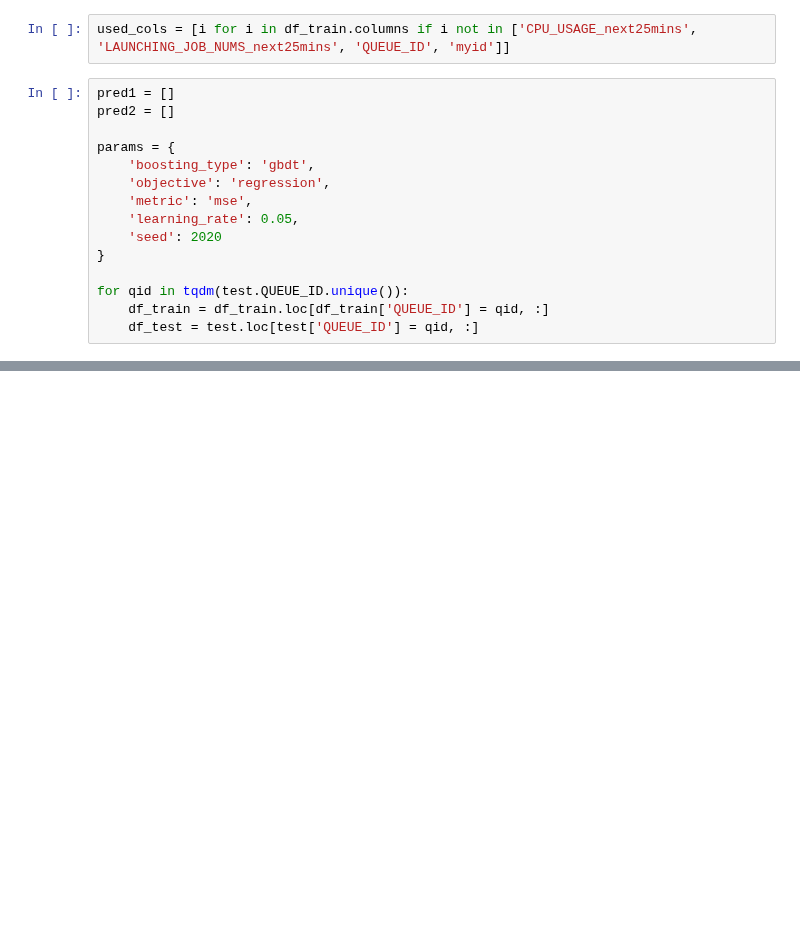
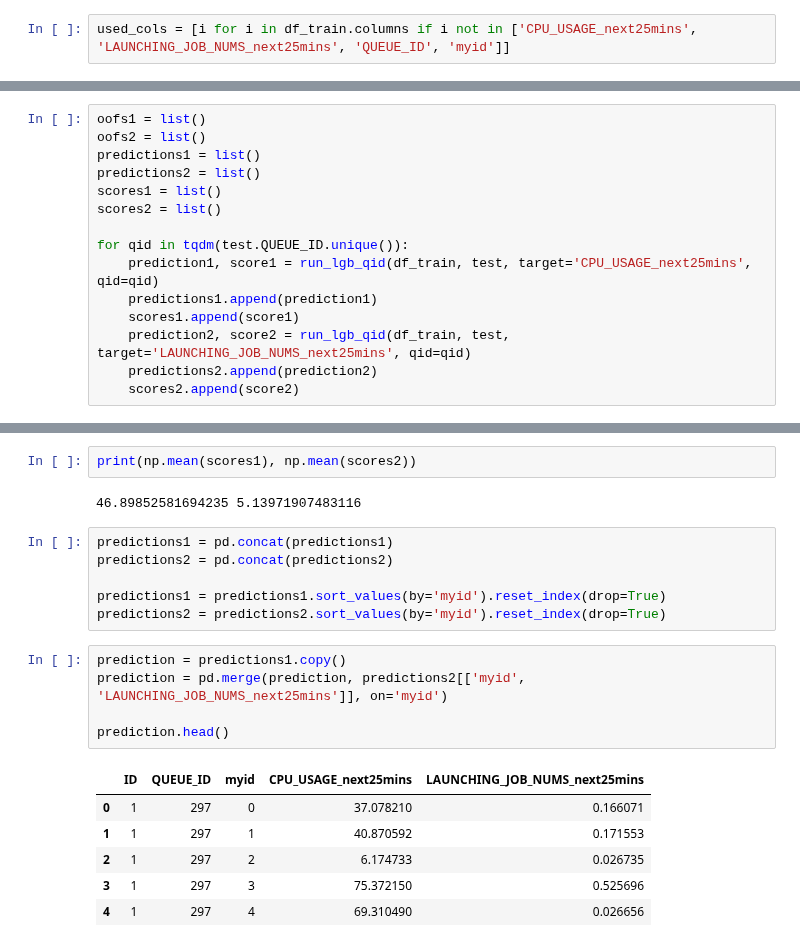
Before and after one commit to michaelzhouy/Competition, a Jupyter notebook: 04-DataFountain/00-CCF/01-大数据时代的Serverless工作负载预测/train/bs.ipynb, the cells around one changed output, grey strips where cells are left out. Drawn from its saved outputs; the diff is of its cells as text; blank space fills up the shorter version.

```diff
--- a/04-DataFountain/00-CCF/01-大数据时代的Serverless工作负载预测/train/bs.ipynb
+++ b/04-DataFountain/00-CCF/01-大数据时代的Serverless工作负载预测/train/bs.ipynb
@@ -146,17 +149,2 @@ df_train.head()
 # %%
 used_cols = [i for i in df_train.columns if i not in ['CPU_USAGE_next25mins', 'LAUNCHING_JOB_NUMS_next25mins', 'QUEUE_ID', 'myid']]
-# %%
-pred1 = []
-pred2 = []
-
-params = {
-    'boosting_type': 'gbdt',
-    'objective': 'regression',
-    'metric': 'mse',
-    'learning_rate': 0.05,
-    'seed': 2020
-}
-
-for qid in tqdm(test.QUEUE_ID.unique()):
-    df_train = df_train.loc[df_train['QUEUE_ID'] = qid, :]
-    df_test = test.loc[test['QUEUE_ID'] = qid, :]
@@ -162,0 +228,15 @@ for qid in tqdm(test.QUEUE_ID.unique()):
+# %%
+oofs1 = list()
+oofs2 = list()
+predictions1 = list()
+predictions2 = list()
+scores1 = list()
+scores2 = list()
+
+for qid in tqdm(test.QUEUE_ID.unique()):
+    prediction1, score1 = run_lgb_qid(df_train, test, target='CPU_USAGE_next25mins', qid=qid)
+    predictions1.append(prediction1)
+    scores1.append(score1)
+    prediction2, score2 = run_lgb_qid(df_train, test, target='LAUNCHING_JOB_NUMS_next25mins', qid=qid)
+    predictions2.append(prediction2)
+    scores2.append(score2)
@@ -162,0 +261,22 @@ for qid in tqdm(test.QUEUE_ID.unique()):
+# %%
+print(np.mean(scores1), np.mean(scores2))
+# %% [output]
+46.89852581694235 5.13971907483116
+# %%
+predictions1 = pd.concat(predictions1)
+predictions2 = pd.concat(predictions2)
+
+predictions1 = predictions1.sort_values(by='myid').reset_index(drop=True)
+predictions2 = predictions2.sort_values(by='myid').reset_index(drop=True)
+# %%
+prediction = predictions1.copy()
+prediction = pd.merge(prediction, predictions2[['myid', 'LAUNCHING_JOB_NUMS_next25mins']], on='myid')
+
+prediction.head()
+# %% [output]
+|  | ID | QUEUE_ID | myid | CPU_USAGE_next25mins | LAUNCHING_JOB_NUMS_next25mins |
+| 0 | 1 | 297 | 0 | 37.078210 | 0.166071 |
+| 1 | 1 | 297 | 1 | 40.870592 | 0.171553 |
+| 2 | 1 | 297 | 2 | 6.174733 | 0.026735 |
+| 3 | 1 | 297 | 3 | 75.372150 | 0.525696 |
+| 4 | 1 | 297 | 4 | 69.310490 | 0.026656 |
```
Also changed, not shown: parts of 12 cells of this notebook, 4 other files.
